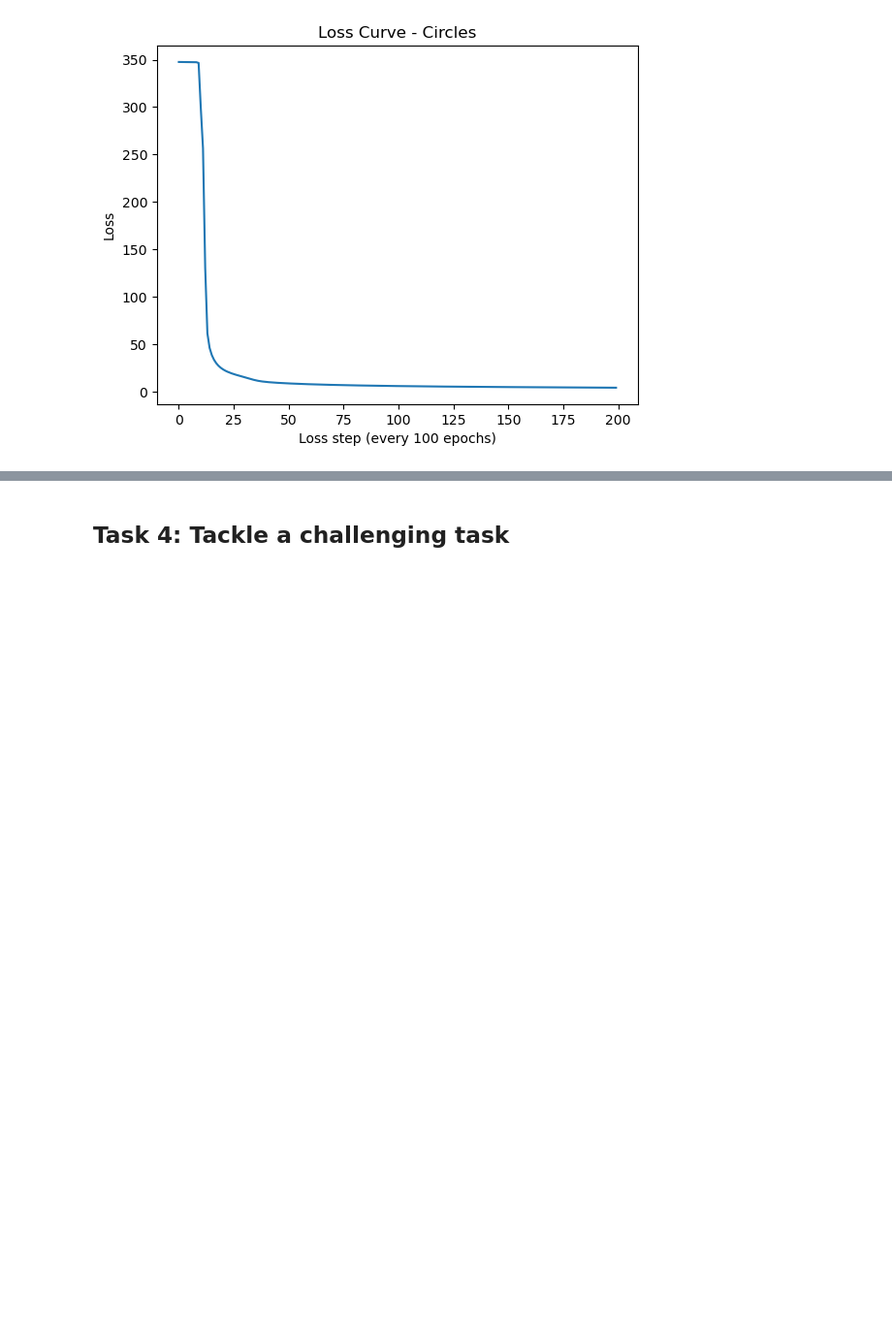
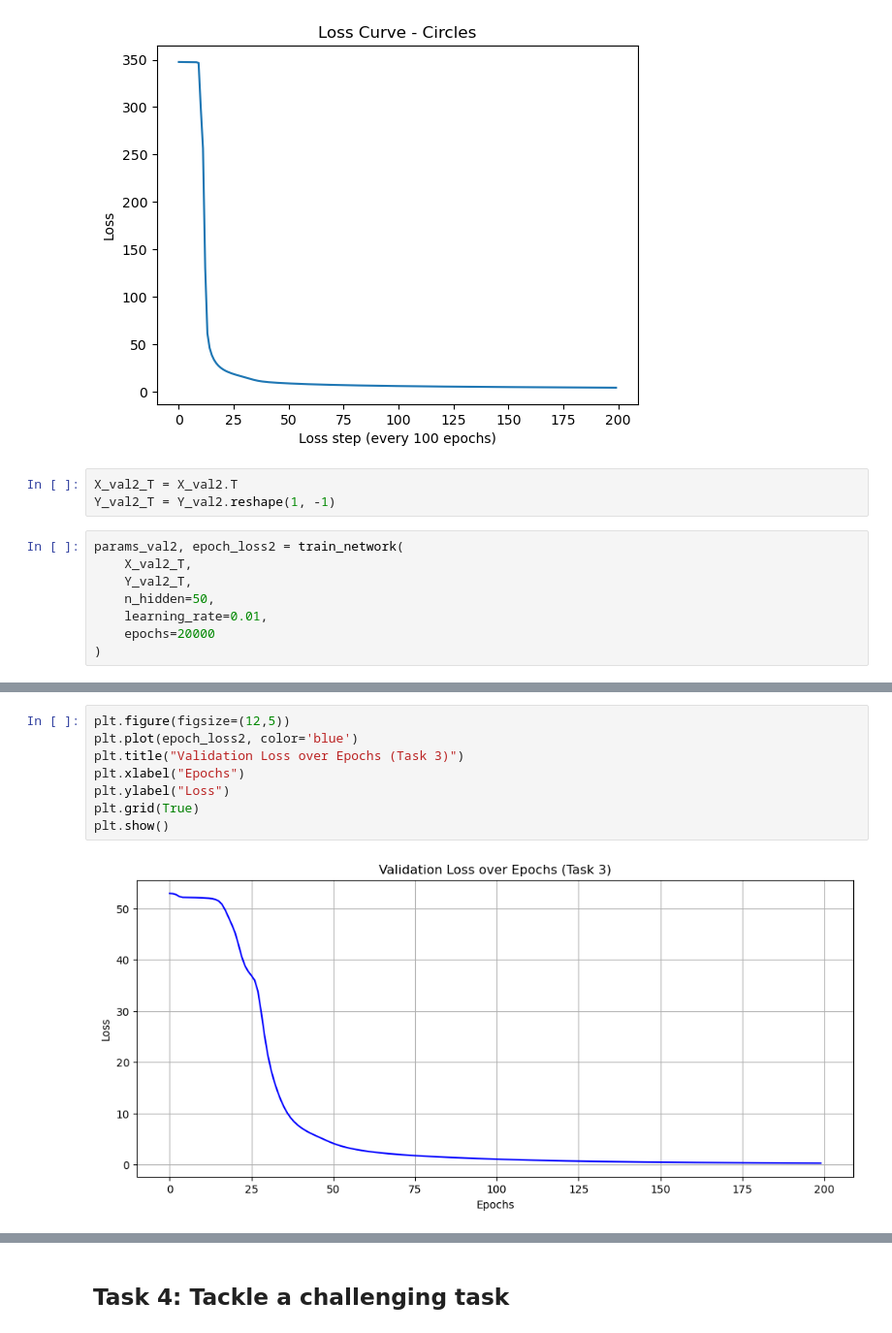
Before and after one commit to aakanksha1500/CT5133_DL_colab, a Jupyter notebook: DL_Assignment1_latest.ipynb, the cells around one changed output, grey strips where cells are left out. Shown at 97% size. Saved outputs shown, nothing was run; the diff lists cells and outputs as text; blank space fills up the shorter version.

```diff
--- a/DL_Assignment1_latest.ipynb
+++ b/DL_Assignment1_latest.ipynb
@@ -561,3 +561,14 @@ plt.ylabel("Loss")
 plt.show()
 # %% [output]
 [figure]
+# %%
+X_val2_T = X_val2.T
+Y_val2_T = Y_val2.reshape(1, -1)
+# %%
+params_val2, epoch_loss2 = train_network(
+    X_val2_T,
+    Y_val2_T,
+    n_hidden=50,
+    learning_rate=0.01,
+    epochs=20000
+)
@@ -563,0 +593,10 @@ plt.show()
+# %%
+plt.figure(figsize=(12,5))
+plt.plot(epoch_loss2, color='blue')
+plt.title("Validation Loss over Epochs (Task 3)")
+plt.xlabel("Epochs")
+plt.ylabel("Loss")
+plt.grid(True)
+plt.show()
+# %% [output]
+[figure, added]
```
Also changed, not shown: parts of 6 cells of this notebook.
